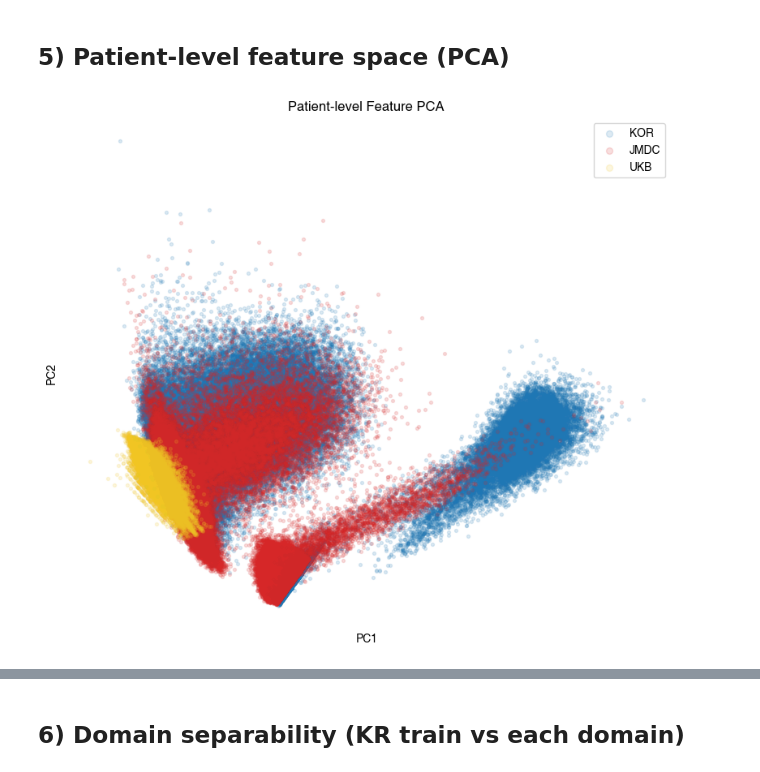
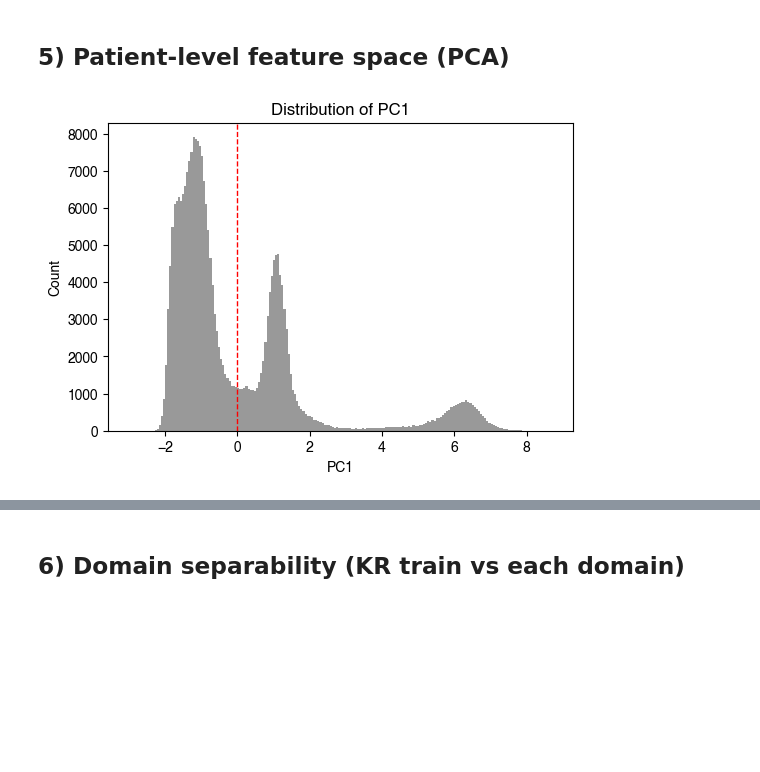
Before and after one commit to CenterforDigitalHealth/GPT-Disease-Drug-Prediction, a Jupyter notebook: figure/domain_shift_visualization.ipynb, the cells around one changed output, grey strips where cells are left out. Drawn from its saved outputs; the diff is of its cells as text; code cells hidden in the pictures; blank space fills up the shorter version.

```diff
--- a/figure/domain_shift_visualization.ipynb
+++ b/figure/domain_shift_visualization.ipynb
@@ -338,13 +349,13 @@ dist_df
 # %% [markdown]
 ## 5) Patient-level feature space (PCA)
 # %%
-def patient_feature_matrix(data, p2i, max_patients=5000, rng_seed=42):
+def patient_feature_matrix(data, p2i, max_patients=None, rng_seed=42):
     rng = np.random.default_rng(rng_seed)
     if len(p2i) == 0:
         return np.zeros((0, 9), dtype=np.float32)
 
     idx = np.arange(len(p2i))
-    if len(idx) > max_patients:
+    if (max_patients is not None) and (len(idx) > max_patients):
         idx = rng.choice(idx, size=max_patients, replace=False)
 
     feats = []
@@ -381,7 +392,10 @@ def patient_feature_matrix(data, p2i, max_patients=5000, rng_seed=42):
 X_list = []
 y_list = []
 for i, (name, obj) in enumerate(domains.items()):
-    X_dom = patient_feature_matrix(obj['data'], obj['p2i'], max_patients=100000, rng_seed=42 + i)
+    X_dom = patient_feature_matrix(obj['data'],
+                                   obj['p2i'],
+                                   max_patients=None,
+                                   rng_seed=42 + i)
     X_list.append(X_dom)
     y_list.append(np.full(len(X_dom), name, dtype=object))
 
@@ -391,15 +405,9 @@ y = np.concatenate(y_list, axis=0)
 pca = make_pipeline(StandardScaler(), PCA(n_components=2, random_state=42))
 Z = pca.fit_transform(X)
 
-color_map = {
-    'KOR': '#1f77b4',   # 파랑
-    'JMDC': '#d62728',  # 빨강
-    'UKB': "#f1c523",   # 초록
-}
-
 legend_order = ['KOR', 'JMDC', 'UKB']
 
-plt.figure(figsize=(8, 7))
+plt.figure(figsize=(7, 6))
 ax = plt.gca()
 
 for name in legend_order:
@@ -408,22 +416,42 @@ for name in legend_order:
         continue
     ax.scatter(
         Z[m, 0], Z[m, 1],
-        s=8, alpha=0.15,
+        s=10, alpha=0.15,
         c=color_map[name],
-        label=name
+        label=name,
+        edgecolor='none',
+        # linewidth=0.3
     )
 
-ax.set_title('Patient-level Feature PCA')
+# ax.set_title('Patient-level Feature PCA')
 ax.set_xticks([])
-# ax.set_yticks([])
+ax.set_yticks([])
+
+ymin, ymax = ax.get_ylim()
+ax.set_ylim(ymin, 8)
+
 for spine in ax.spines.values():
     spine.set_visible(False)
 
 ax.set_xlabel('PC1')
 ax.set_ylabel('PC2')
-ax.legend(markerscale=2)
+
+leg = ax.legend(markerscale=2)
+for h in leg.legend_handles:
+    h.set_alpha(0.8)
 
 plt.tight_layout()
 plt.show()
-# %% [output]
-[figure, removed]
+# %%
+import matplotlib.pyplot as plt
+import numpy as np
+
+plt.figure(figsize=(6, 4))
+plt.hist(Z[:, 0], bins=200, color='gray', alpha=0.8)
+plt.axvline(0.0, color='red', linestyle='--', linewidth=1)
+plt.xlabel("PC1")
+plt.ylabel("Count")
+plt.title("Distribution of PC1")
+plt.show()
+# %% [output]
+[figure, added]
```
Also changed, not shown: parts of 13 cells of this notebook, 9 other files.
